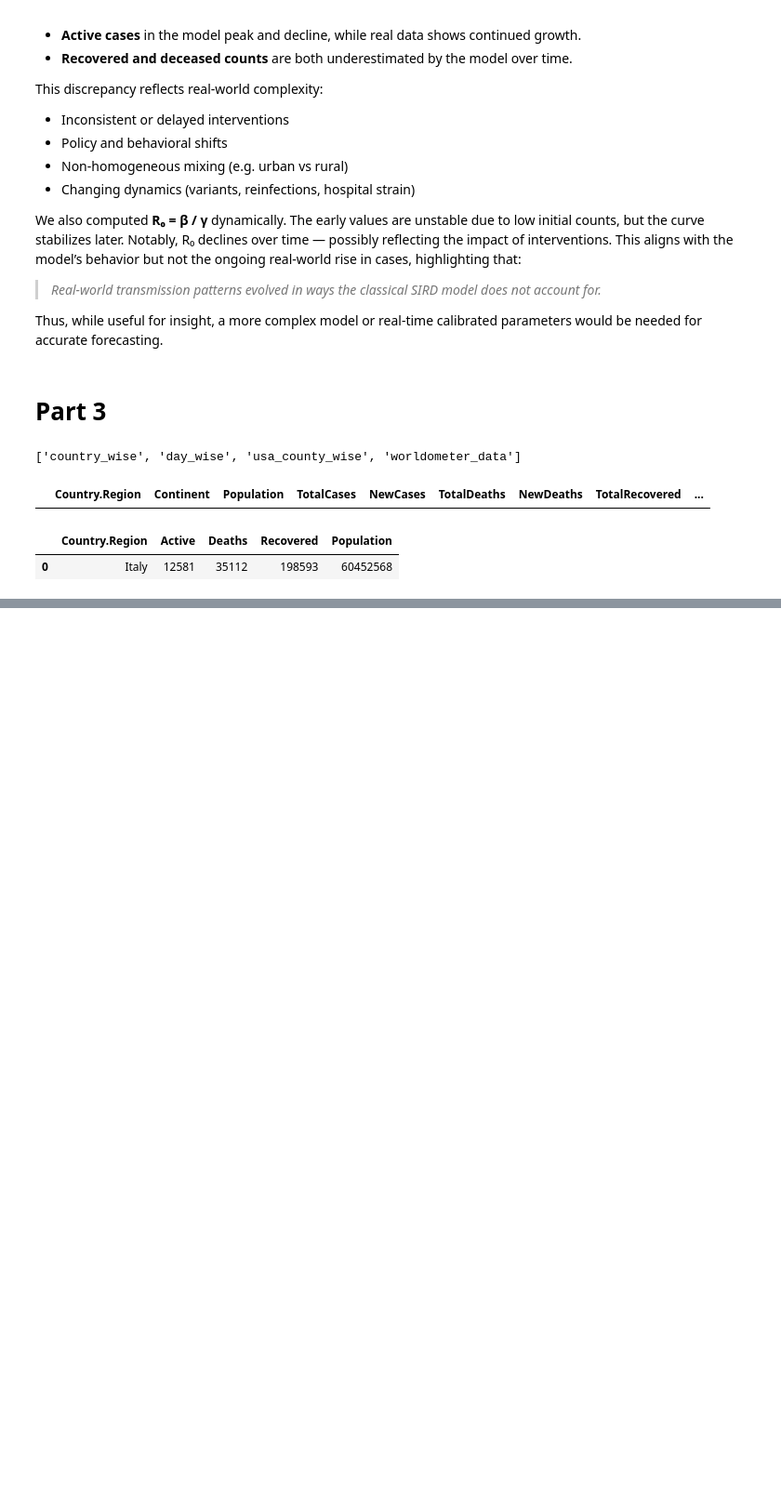
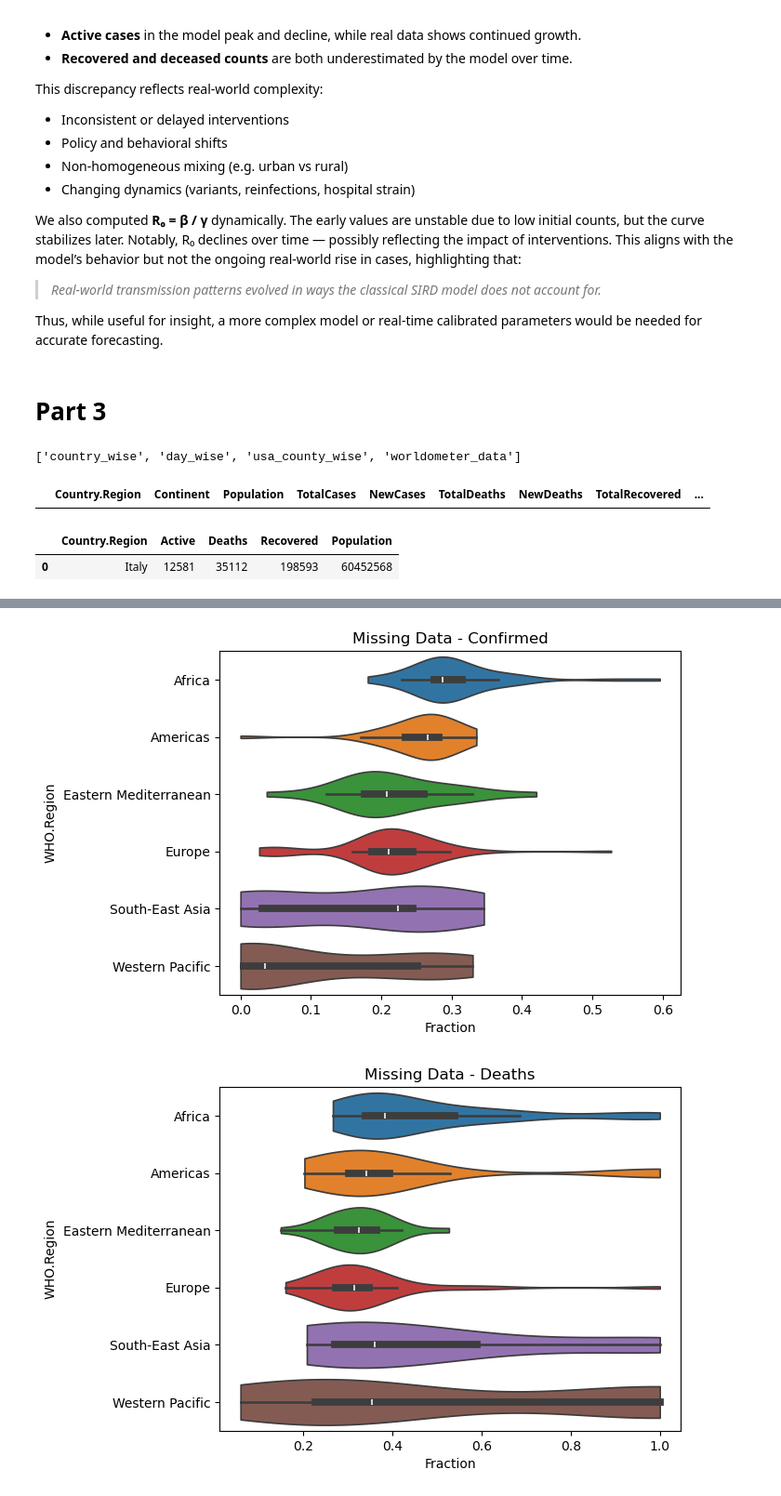
Before and after one commit to npandayVU/covid, a Jupyter notebook: analysis.ipynb, the cells around one changed output, grey strips where cells are left out. Shown at 93% size. Drawn from its saved outputs; the diff is of its cells as text; code cells hidden in the pictures; blank space fills up the shorter version.

Commit message:
Started data wrangling. Added 'missing data' plots

```diff
--- a/analysis.ipynb
+++ b/analysis.ipynb
@@ -222,0 +225,3 @@ df_italy
+# %%
+complete = pd.read_csv('complete.csv')
+complete
@@ -222,0 +242,16 @@ df_italy
+# %%
+def missing_data(df, group_col, data_col):
+    groups = df.groupby(group_col)
+    ratio = 1 - groups[data_col].count() / groups.size()
+    return ratio
+
+for col in ['Confirmed', 'Deaths', 'Recovered', 'Active']:
+    df = missing_data(complete, ['WHO.Region','Country.Region'], col)\
+        .unstack().T
+    ax = sns.violinplot(df, cut=0, orient='h')
+    plt.title(f'Missing Data - {col}')
+    plt.xlabel('Fraction')
+    plt.show()
+# %% [output]
+[figure, added]
+[figure, added]
```
Also changed, not shown: parts of 3 cells of this notebook, 1 other file.
